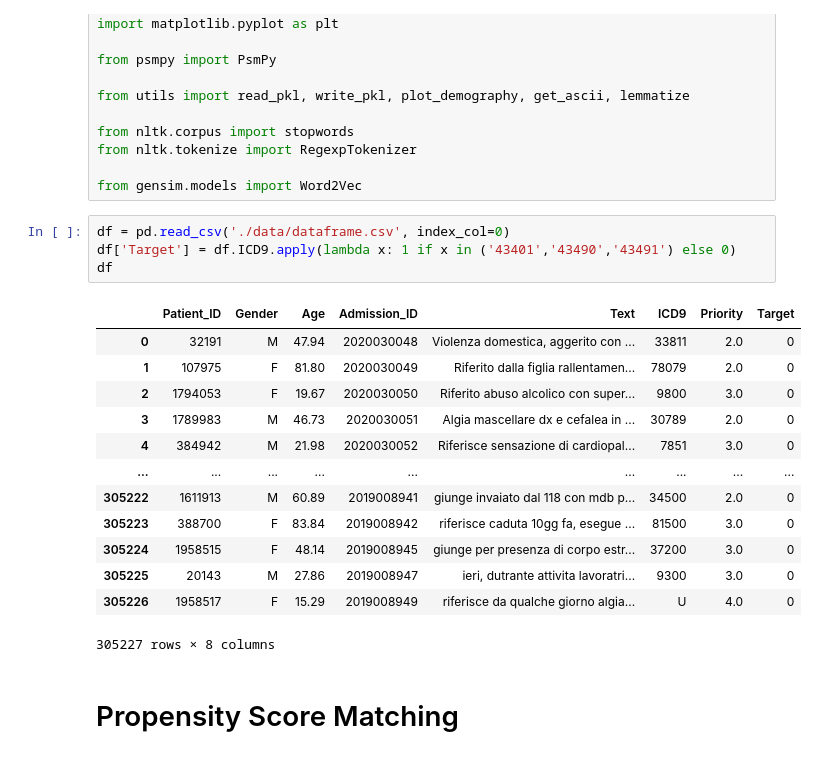
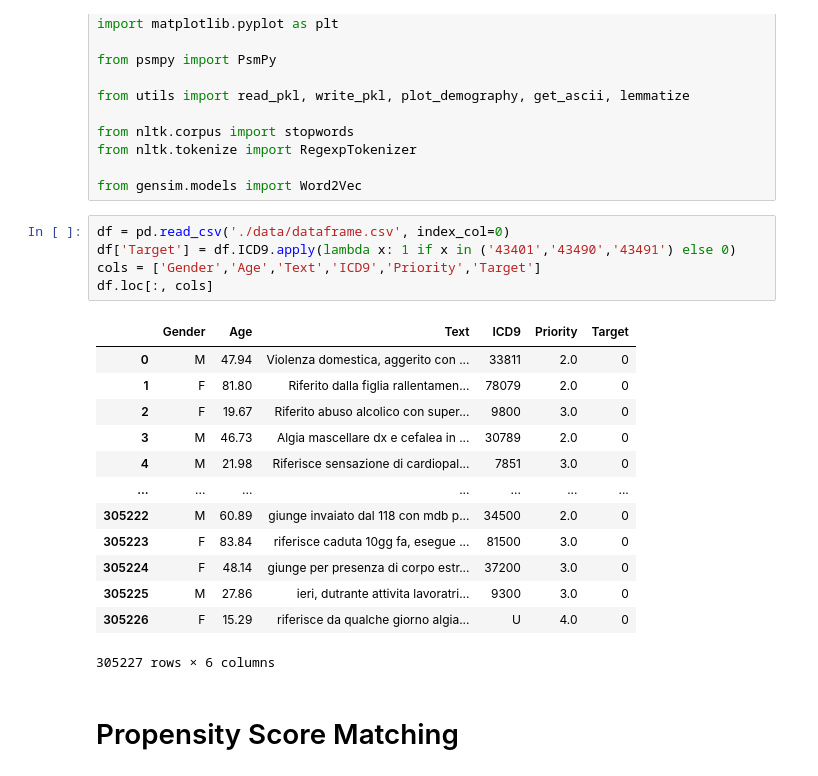
Before and after one commit to pimorandi/MIS_in_ED_admissions, a Jupyter notebook: Preprocessing.ipynb, the cells around one changed output. Cells and saved outputs as stored; diff of their text form.

```diff
--- a/Preprocessing.ipynb
+++ b/Preprocessing.ipynb
@@ -17,21 +17,22 @@ from gensim.models import Word2Vec
 # %%
 df = pd.read_csv('./data/dataframe.csv', index_col=0)
 df['Target'] = df.ICD9.apply(lambda x: 1 if x in ('43401','43490','43491') else 0)
-df
+cols = ['Gender','Age','Text','ICD9','Priority','Target']
+df.loc[:, cols]
 # %% [output]
-|  | Patient_ID | Gender | Age | Admission_ID | Text | ICD9 | Priority | Target |
-| 0 | 32191 | M | 47.94 | 2020030048 | Violenza domestica, aggerito con ... | 33811 | 2.0 | 0 |
-| 1 | 107975 | F | 81.80 | 2020030049 | Riferito dalla figlia rallentamen... | 78079 | 2.0 | 0 |
-| 2 | 1794053 | F | 19.67 | 2020030050 | Riferito abuso alcolico con super... | 9800 | 3.0 | 0 |
-| 3 | 1789983 | M | 46.73 | 2020030051 | Algia mascellare dx e cefalea in ... | 30789 | 2.0 | 0 |
-| 4 | 384942 | M | 21.98 | 2020030052 | Riferisce sensazione di cardiopal... | 7851 | 3.0 | 0 |
-| ... | ... | ... | ... | ... | ... | ... | ... | ... |
-| 305222 | 1611913 | M | 60.89 | 2019008941 | giunge invaiato dal 118 con mdb p... | 34500 | 2.0 | 0 |
-| 305223 | 388700 | F | 83.84 | 2019008942 | riferisce caduta 10gg fa, esegue ... | 81500 | 3.0 | 0 |
-| 305224 | 1958515 | F | 48.14 | 2019008945 | giunge per presenza di corpo estr... | 37200 | 3.0 | 0 |
-| 305225 | 20143 | M | 27.86 | 2019008947 | ieri, dutrante attivita lavoratri... | 9300 | 3.0 | 0 |
-| 305226 | 1958517 | F | 15.29 | 2019008949 | riferisce da qualche giorno algia... | U | 4.0 | 0 |
+|  | Gender | Age | Text | ICD9 | Priority | Target |
+| 0 | M | 47.94 | Violenza domestica, aggerito con ... | 33811 | 2.0 | 0 |
+| 1 | F | 81.80 | Riferito dalla figlia rallentamen... | 78079 | 2.0 | 0 |
+| 2 | F | 19.67 | Riferito abuso alcolico con super... | 9800 | 3.0 | 0 |
+| 3 | M | 46.73 | Algia mascellare dx e cefalea in ... | 30789 | 2.0 | 0 |
+| 4 | M | 21.98 | Riferisce sensazione di cardiopal... | 7851 | 3.0 | 0 |
+| ... | ... | ... | ... | ... | ... | ... |
+| 305222 | M | 60.89 | giunge invaiato dal 118 con mdb p... | 34500 | 2.0 | 0 |
+| 305223 | F | 83.84 | riferisce caduta 10gg fa, esegue ... | 81500 | 3.0 | 0 |
+| 305224 | F | 48.14 | giunge per presenza di corpo estr... | 37200 | 3.0 | 0 |
+| 305225 | M | 27.86 | ieri, dutrante attivita lavoratri... | 9300 | 3.0 | 0 |
+| 305226 | F | 15.29 | riferisce da qualche giorno algia... | U | 4.0 | 0 |
-305227 rows × 8 columns
+305227 rows × 6 columns
 # %% [markdown]
 # Propensity Score Matching
 # %%
```
Also changed, not shown: parts of 2 cells of this notebook.
